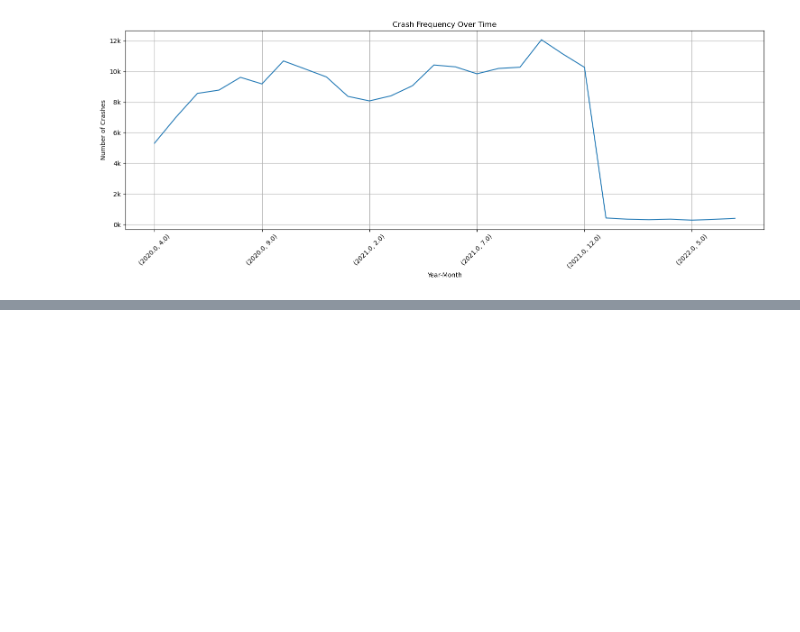
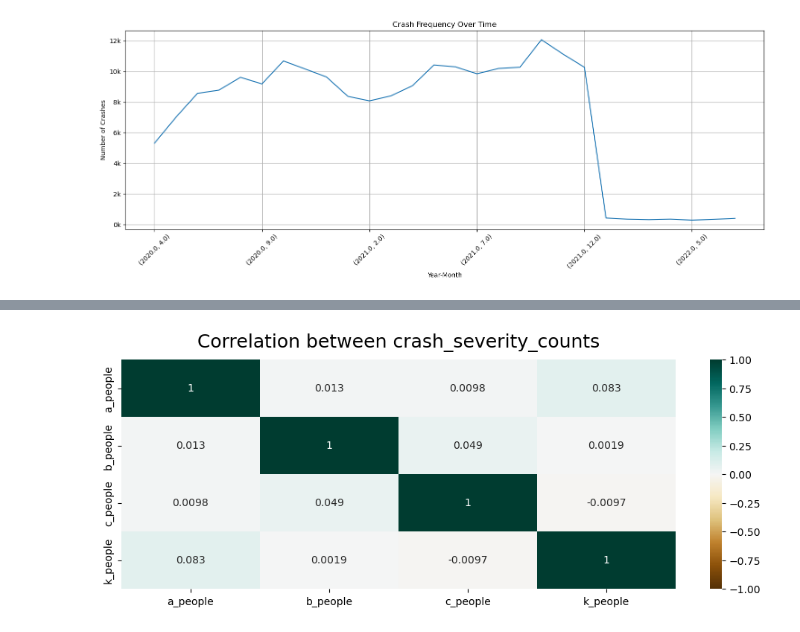
Before and after one commit to Eliab16/VDOT-crash-analysis, a Jupyter notebook: VDOT_Analysis.ipynb, the cells around one changed output, grey strips where cells are left out. Saved outputs shown, nothing was run; the diff lists cells and outputs as text; code cells hidden in the pictures; blank space fills up the shorter version.

Commit message:
heatmapcrash_severity

```diff
--- a/VDOT_Analysis.ipynb
+++ b/VDOT_Analysis.ipynb
@@ -227,0 +219,2 @@ In other words, larger x values correspond to smaller y values and vice versa.
+# %%
+pearson_corr1 =crash_data[['a_people','b_people','c_people','k_people']].corr(method='pearson')
@@ -227,0 +229,10 @@ In other words, larger x values correspond to smaller y values and vice versa.
+# %%
+plt.figure(figsize=(12, 4))
+heatmap = sns.heatmap(pearson_corr1, vmin=-1, vmax=1, annot=True, cmap='BrBG')
+heatmap.set_title('Correlation between crash_severity_counts', fontdict={'fontsize':18}, pad=12);
+# save heatmap as .png file
+# dpi - sets the resolution of the saved image in dots/inches
+# bbox_inches - when set to 'tight' - does not allow the labels to be cropped
+plt.savefig('heatmap.png', dpi=300, bbox_inches='tight')
+# %% [output]
+[figure, added]
```
Also changed, not shown: parts of 20 cells of this notebook.
